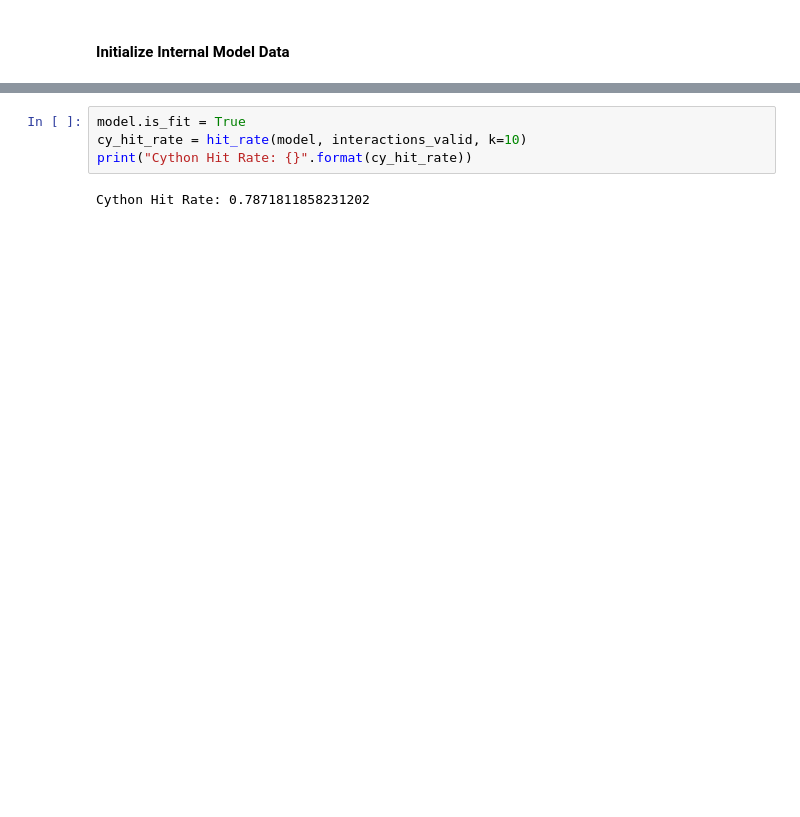
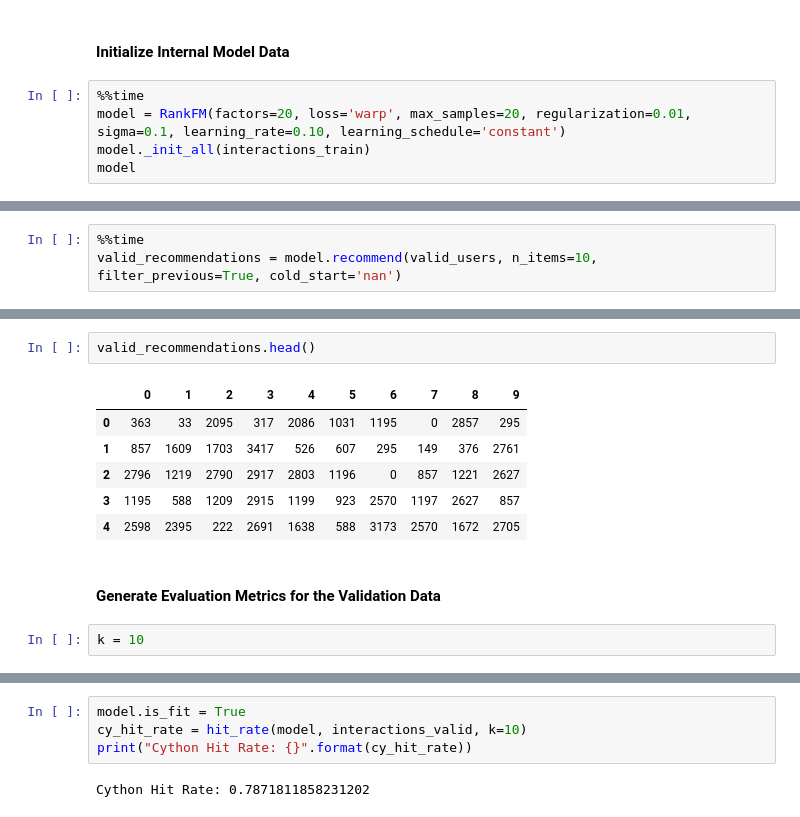
Before and after one commit to etlundquist/rankfm, a Jupyter notebook: examples/cython-sandbox.ipynb, the cells around one changed output, grey strips where cells are left out. Drawn from its saved outputs; the diff is of its cells as text; blank space fills up the shorter version.

```diff
--- a/examples/cython-sandbox.ipynb
+++ b/examples/cython-sandbox.ipynb
@@ -134,2 +115,7 @@ dir(cython_methods)
 # %% [markdown]
 #### Initialize Internal Model Data
+# %%
+%%time
+model = RankFM(factors=20, loss='warp', max_samples=20, regularization=0.01, sigma=0.1, learning_rate=0.10, learning_schedule='constant')
+model._init_all(interactions_train)
+model
@@ -135,0 +178,3 @@ dir(cython_methods)
+# %%
+%%time
+valid_recommendations = model.recommend(valid_users, n_items=10, filter_previous=True, cold_start='nan')
@@ -135,0 +184,13 @@ dir(cython_methods)
+# %%
+valid_recommendations.head()
+# %% [output]
+|  | 0 | 1 | 2 | 3 | 4 | 5 | 6 | 7 | 8 | 9 |
+| 0 | 363 | 33 | 2095 | 317 | 2086 | 1031 | 1195 | 0 | 2857 | 295 |
+| 1 | 857 | 1609 | 1703 | 3417 | 526 | 607 | 295 | 149 | 376 | 2761 |
+| 2 | 2796 | 1219 | 2790 | 2917 | 2803 | 1196 | 0 | 857 | 1221 | 2627 |
+| 3 | 1195 | 588 | 1209 | 2915 | 1199 | 923 | 2570 | 1197 | 2627 | 857 |
+| 4 | 2598 | 2395 | 222 | 2691 | 1638 | 588 | 3173 | 2570 | 1672 | 2705 |
+# %% [markdown]
+#### Generate Evaluation Metrics for the Validation Data
+# %%
+k = 10
```
Also changed, not shown: parts of 43 cells of this notebook, 2 other files.
